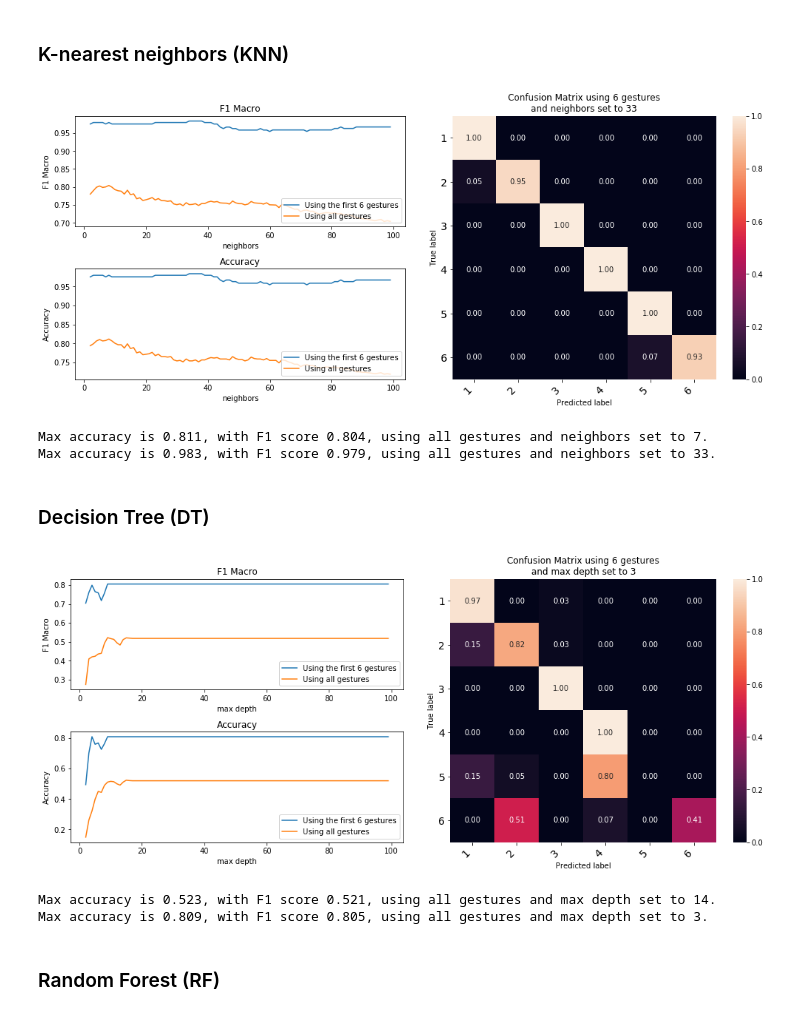
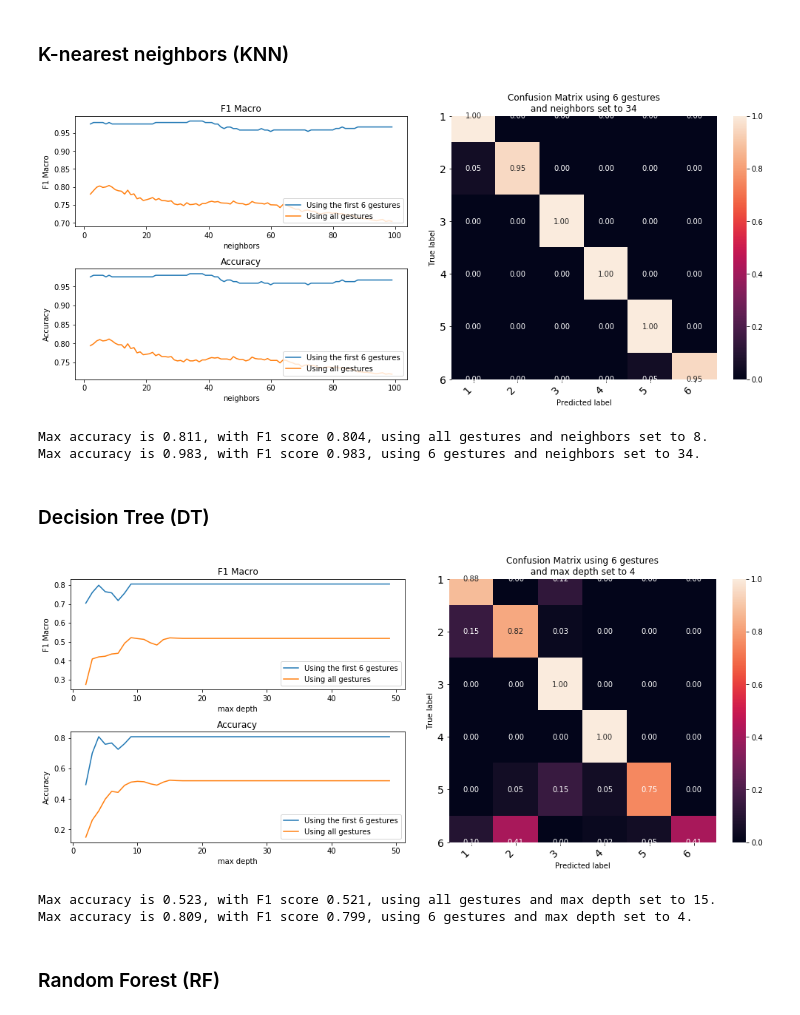
Before and after one commit to LeonVitanos/bachelor-thesis, a Jupyter notebook: Thesis.ipynb, the cells around one changed output. Saved outputs shown, nothing was run; the diff lists cells and outputs as text; code cells hidden in the pictures.

```diff
--- a/Thesis.ipynb
+++ b/Thesis.ipynb
@@ -35,12 +35,16 @@ for user in users:
         class_num = gestures.index(gesture)
         path = os.path.join(user_path, gesture)
         for sequence in os.listdir(path):
-            sequence_array = pd.read_csv(os.path.join(path, sequence), sep=" ", header=None, usecols=[3, 4, 5])
-            training_data_all_gestures.append([haar_transform(sequence_array),class_num])
+            sequence_array = pd.read_csv(os.path.join(path, sequence),
+                                         sep=" ", header=None, usecols=[3, 4, 5])
+            training_data_all_gestures.append([haar_transform(sequence_array),
+                                               class_num])
             if class_num<=5:
-                training_data_six_gestures.append([haar_transform(sequence_array),class_num])
+                training_data_six_gestures.append([haar_transform(sequence_array),
+                                                   class_num])
 
-print("In total", len(training_data_all_gestures), "sequences have been loaded and preprocessed")
+print("In total", len(training_data_all_gestures),
+      "sequences have been loaded and preprocessed")
 # %% [output]
 Loading and preprocessing dataset...
 In total 3251 sequences have been loaded and preprocessed
@@ -161,7 +164,7 @@ def print_and_plot_results(model, argument):
 # %%
 from sklearn.neighbors import KNeighborsClassifier
 
-accTest, accTest6, f1Test, f1Test6, lnS = ([] for i in range(5))
+accTest, accVal, accTest6, accVal6, f1Test, f1Test6, lnS = ([] for i in range(7))
 
 for ln in range(2,100):
     lnS.append(ln)
@@ -169,33 +172,35 @@ for ln in range(2,100):
     model6 = KNeighborsClassifier(n_neighbors=ln, weights='distance')
     predict_accuracy_and_f1()
 
-model = KNeighborsClassifier(n_neighbors=accTest6.index(max(accTest6))+1, weights='distance')
+best_n_neighbors=lnS[accTest6.index(max(accTest6))]
+model = KNeighborsClassifier(n_neighbors=best_n_neighbors, weights='distance')
 model.fit(X6_train, y6_train)
-print_and_plot_results(model,"neighbors")
+print_and_plot_results(model,"neighbors", 0)
 # %% [output]
-[figure, old version]
+[figure, new version]
-Max accuracy is 0.811, with F1 score 0.804, using all gestures and neighbors set to 7.
-Max accuracy is 0.983, with F1 score 0.979, using all gestures and neighbors set to 33.
+Max accuracy is 0.811, with F1 score 0.804, using all gestures and neighbors set to 8.
+Max accuracy is 0.983, with F1 score 0.983, using 6 gestures and neighbors set to 34.
 # %% [markdown]
 ### Decision Tree (DT)
 # %%
 from sklearn.tree import DecisionTreeClassifier
 
-accTest, accTest6, f1Test, f1Test6, lnS = ([] for i in range(5))
+accTest, accVal, accTest6, accVal6, f1Test, f1Test6, lnS = ([] for i in range(7))
 
-for ln in range(2,100):
+for ln in range(2,50):
     lnS.append(ln)
     model = DecisionTreeClassifier(max_depth=ln, random_state=0)
     model6 = DecisionTreeClassifier(max_depth=ln, random_state=0)
     predict_accuracy_and_f1()
 
-model = DecisionTreeClassifier(max_depth=accTest6.index(max(accTest6))+1, random_state=0)
+best_max_depth=lnS[accTest6.index(max(accTest6))]
+model = DecisionTreeClassifier(max_depth=best_max_depth, random_state=0)
 model.fit(X6_train, y6_train)
-print_and_plot_results(model,"max depth")
+print_and_plot_results(model,"max depth", 1)
 # %% [output]
-[figure, old version]
+[figure, new version]
-Max accuracy is 0.523, with F1 score 0.521, using all gestures and max depth set to 14.
-Max accuracy is 0.809, with F1 score 0.805, using all gestures and max depth set to 3.
+Max accuracy is 0.523, with F1 score 0.521, using all gestures and max depth set to 15.
+Max accuracy is 0.809, with F1 score 0.799, using 6 gestures and max depth set to 4.
 # %% [markdown]
 ### Random Forest (RF)
 # %%
```
Also changed, not shown: parts of 24 cells of this notebook.
